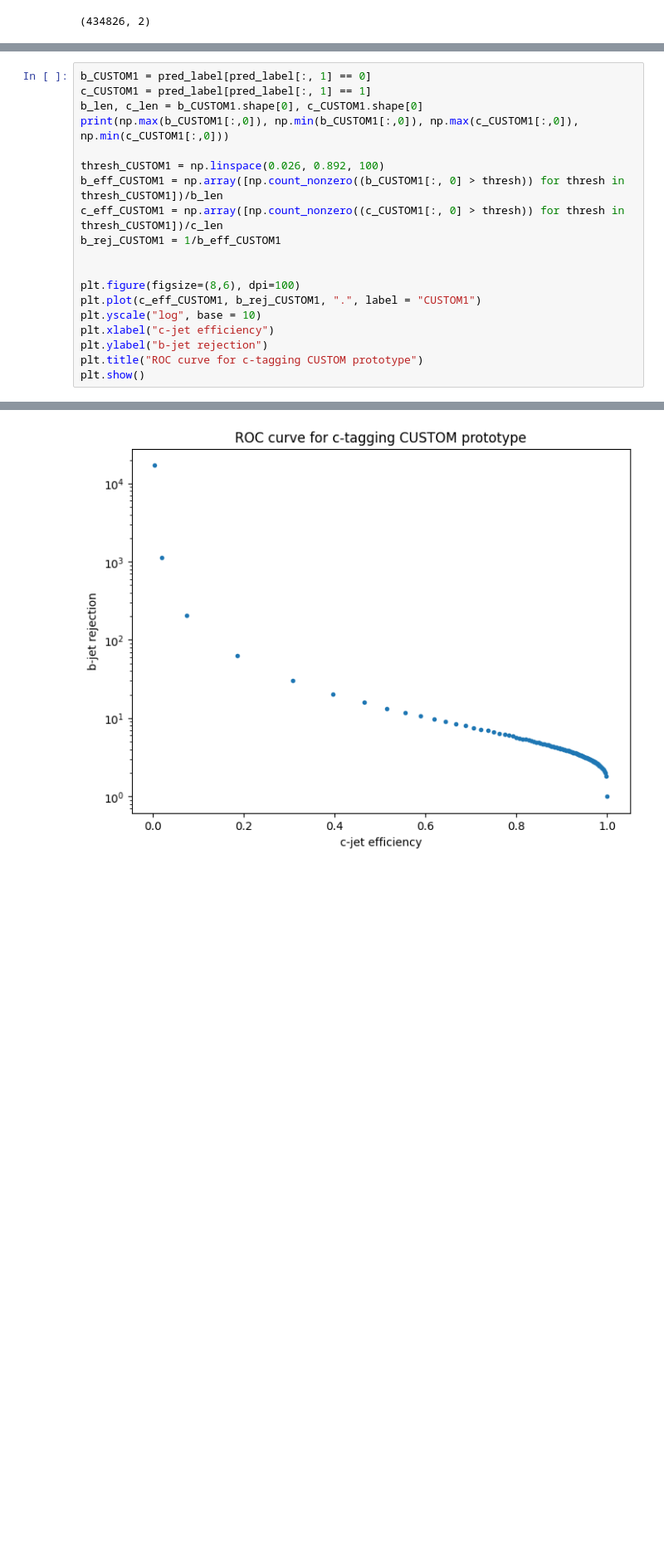
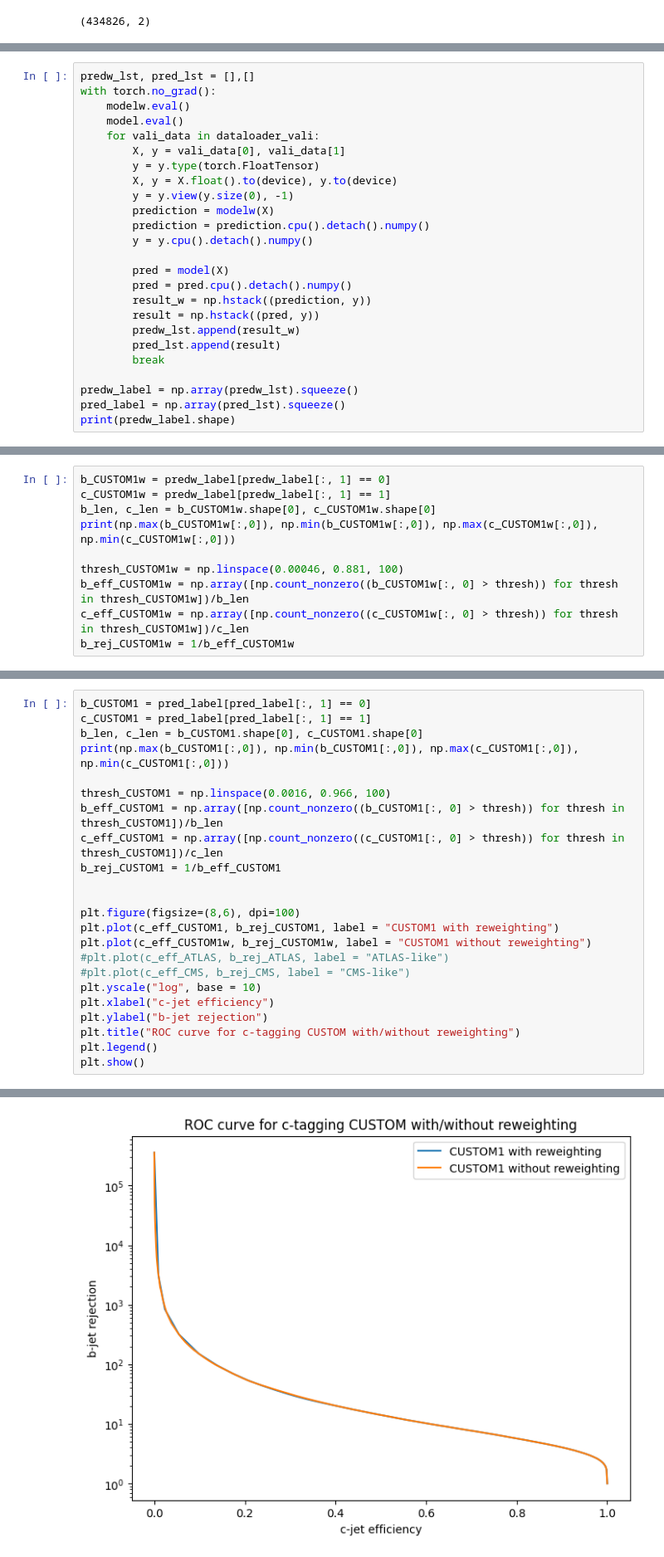
Before and after one commit to hairlessdevil/custom, a Jupyter notebook: custom_proto.ipynb, the cells around one changed output, grey strips where cells are left out. Shown at 83% size. Saved outputs shown, nothing was run; the diff lists cells and outputs as text; blank space fills up the shorter version.

Commit message:
update proto

```diff
--- a/custom_proto.ipynb
+++ b/custom_proto.ipynb
@@ -174,0 +269,25 @@ print(pred_label.shape)
+# %%
+predw_lst, pred_lst = [],[]
+with torch.no_grad():
+    modelw.eval()
+    model.eval()
+    for vali_data in dataloader_vali:
+        X, y = vali_data[0], vali_data[1]
+        y = y.type(torch.FloatTensor)
+        X, y = X.float().to(device), y.to(device)
+        y = y.view(y.size(0), -1)
+        prediction = modelw(X)
+        prediction = prediction.cpu().detach().numpy()
+        y = y.cpu().detach().numpy()
+
+        pred = model(X)
+        pred = pred.cpu().detach().numpy()
+        result_w = np.hstack((prediction, y))
+        result = np.hstack((pred, y))
+        predw_lst.append(result_w)
+        pred_lst.append(result)
+        break
+
+predw_label = np.array(predw_lst).squeeze()
+pred_label = np.array(pred_lst).squeeze()
+print(predw_label.shape)
@@ -174,0 +296,10 @@ print(pred_label.shape)
+# %%
+b_CUSTOM1w = predw_label[predw_label[:, 1] == 0]
+c_CUSTOM1w = predw_label[predw_label[:, 1] == 1]
+b_len, c_len = b_CUSTOM1w.shape[0], c_CUSTOM1w.shape[0]
+print(np.max(b_CUSTOM1w[:,0]), np.min(b_CUSTOM1w[:,0]), np.max(c_CUSTOM1w[:,0]), np.min(c_CUSTOM1w[:,0]))
+
+thresh_CUSTOM1w = np.linspace(0.00046, 0.881, 100)
+b_eff_CUSTOM1w = np.array([np.count_nonzero((b_CUSTOM1w[:, 0] > thresh)) for thresh in thresh_CUSTOM1w])/b_len
+c_eff_CUSTOM1w = np.array([np.count_nonzero((c_CUSTOM1w[:, 0] > thresh)) for thresh in thresh_CUSTOM1w])/c_len
+b_rej_CUSTOM1w = 1/b_eff_CUSTOM1w
@@ -178,17 +311,21 @@ c_CUSTOM1 = pred_label[pred_label[:, 1] == 1]
 b_len, c_len = b_CUSTOM1.shape[0], c_CUSTOM1.shape[0]
 print(np.max(b_CUSTOM1[:,0]), np.min(b_CUSTOM1[:,0]), np.max(c_CUSTOM1[:,0]), np.min(c_CUSTOM1[:,0]))
 
-thresh_CUSTOM1 = np.linspace(0.026, 0.892, 100)
+thresh_CUSTOM1 = np.linspace(0.0016, 0.966, 100)
 b_eff_CUSTOM1 = np.array([np.count_nonzero((b_CUSTOM1[:, 0] > thresh)) for thresh in thresh_CUSTOM1])/b_len
 c_eff_CUSTOM1 = np.array([np.count_nonzero((c_CUSTOM1[:, 0] > thresh)) for thresh in thresh_CUSTOM1])/c_len
 b_rej_CUSTOM1 = 1/b_eff_CUSTOM1
 
 
 plt.figure(figsize=(8,6), dpi=100)
-plt.plot(c_eff_CUSTOM1, b_rej_CUSTOM1, ".", label = "CUSTOM1")
+plt.plot(c_eff_CUSTOM1, b_rej_CUSTOM1, label = "CUSTOM1 with reweighting")
+plt.plot(c_eff_CUSTOM1w, b_rej_CUSTOM1w, label = "CUSTOM1 without reweighting")
+#plt.plot(c_eff_ATLAS, b_rej_ATLAS, label = "ATLAS-like")
+#plt.plot(c_eff_CMS, b_rej_CMS, label = "CMS-like")
 plt.yscale("log", base = 10)
 plt.xlabel("c-jet efficiency")
 plt.ylabel("b-jet rejection")
-plt.title("ROC curve for c-tagging CUSTOM prototype")
+plt.title("ROC curve for c-tagging CUSTOM with/without reweighting")
+plt.legend()
 plt.show()
 # %% [output]
@@ -196 +333 @@ plt.show()
-[figure, old version]
+[figure, new version]
```
Also changed, not shown: parts of 9 cells of this notebook.
